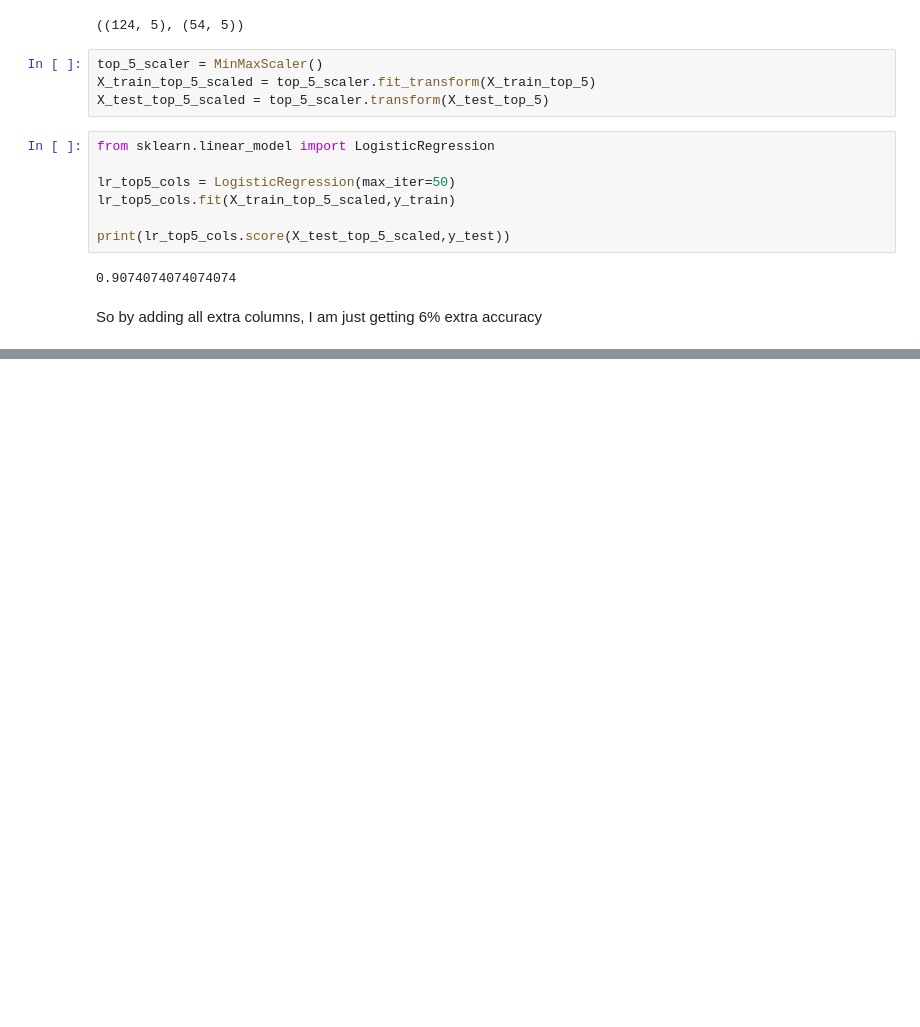
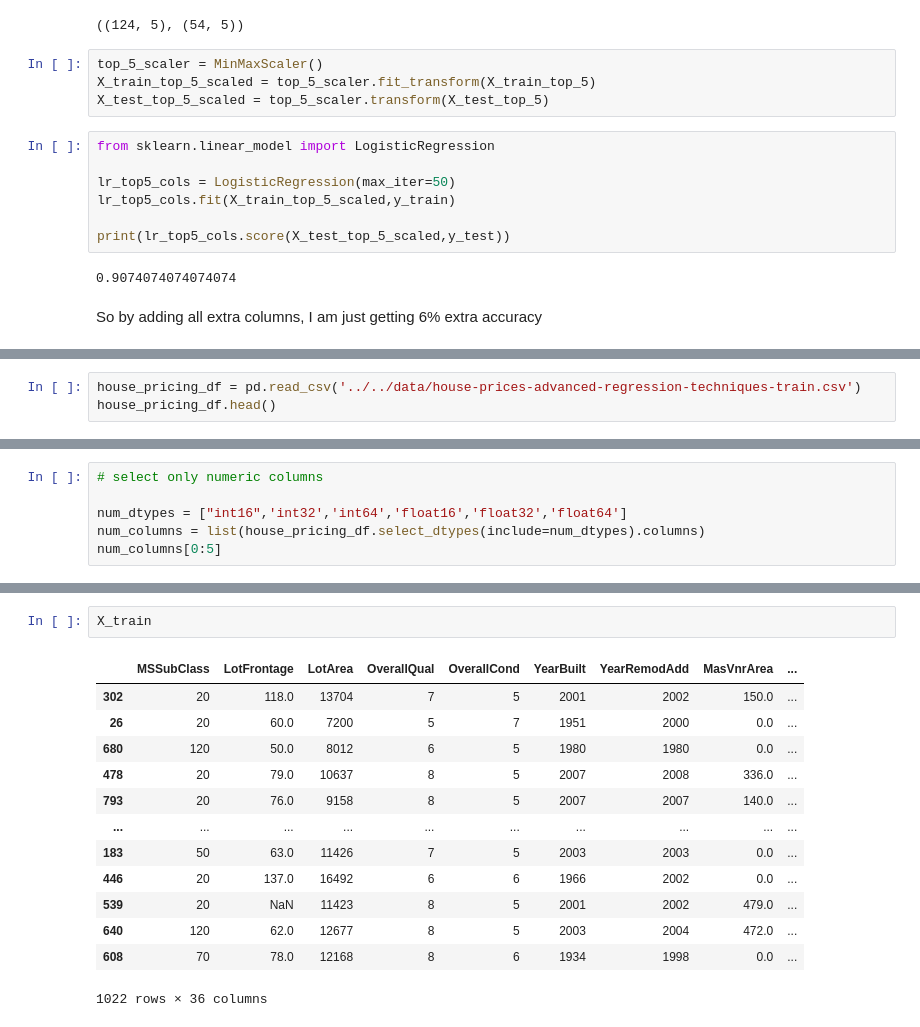
Before and after one commit to beercafeguy/ml-yard, a Jupyter notebook: notebooks/feature-selection/demo.ipynb, the cells around one changed output, grey strips where cells are left out. Drawn from its saved outputs; the diff is of its cells as text; blank space fills up the shorter version.

```diff
--- a/notebooks/feature-selection/demo.ipynb
+++ b/notebooks/feature-selection/demo.ipynb
@@ -336,0 +339,3 @@ So by adding all extra columns, I am just getting 6% extra accuracy
+# %%
+house_pricing_df = pd.read_csv('../../data/house-prices-advanced-regression-techniques-train.csv')
+house_pricing_df.head()
@@ -336,0 +350,6 @@ So by adding all extra columns, I am just getting 6% extra accuracy
+# %%
+# select only numeric columns
+
+num_dtypes = ["int16",'int32','int64','float16','float32','float64']
+num_columns = list(house_pricing_df.select_dtypes(include=num_dtypes).columns)
+num_columns[0:5]
@@ -336,0 +409,16 @@ So by adding all extra columns, I am just getting 6% extra accuracy
+# %%
+X_train
+# %% [output]
+|  | MSSubClass | LotFrontage | LotArea | OverallQual | OverallCond | YearBuilt | YearRemodAdd | MasVnrArea | ... |
+| 302 | 20 | 118.0 | 13704 | 7 | 5 | 2001 | 2002 | 150.0 | ... |
+| 26 | 20 | 60.0 | 7200 | 5 | 7 | 1951 | 2000 | 0.0 | ... |
+| 680 | 120 | 50.0 | 8012 | 6 | 5 | 1980 | 1980 | 0.0 | ... |
+| 478 | 20 | 79.0 | 10637 | 8 | 5 | 2007 | 2008 | 336.0 | ... |
+| 793 | 20 | 76.0 | 9158 | 8 | 5 | 2007 | 2007 | 140.0 | ... |
+| ... | ... | ... | ... | ... | ... | ... | ... | ... | ... |
+| 183 | 50 | 63.0 | 11426 | 7 | 5 | 2003 | 2003 | 0.0 | ... |
+| 446 | 20 | 137.0 | 16492 | 6 | 6 | 1966 | 2002 | 0.0 | ... |
+| 539 | 20 | NaN | 11423 | 8 | 5 | 2001 | 2002 | 479.0 | ... |
+| 640 | 120 | 62.0 | 12677 | 8 | 5 | 2003 | 2004 | 472.0 | ... |
+| 608 | 70 | 78.0 | 12168 | 8 | 6 | 1934 | 1998 | 0.0 | ... |
+1022 rows × 36 columns
```
Also changed, not shown: parts of 13 cells of this notebook.
